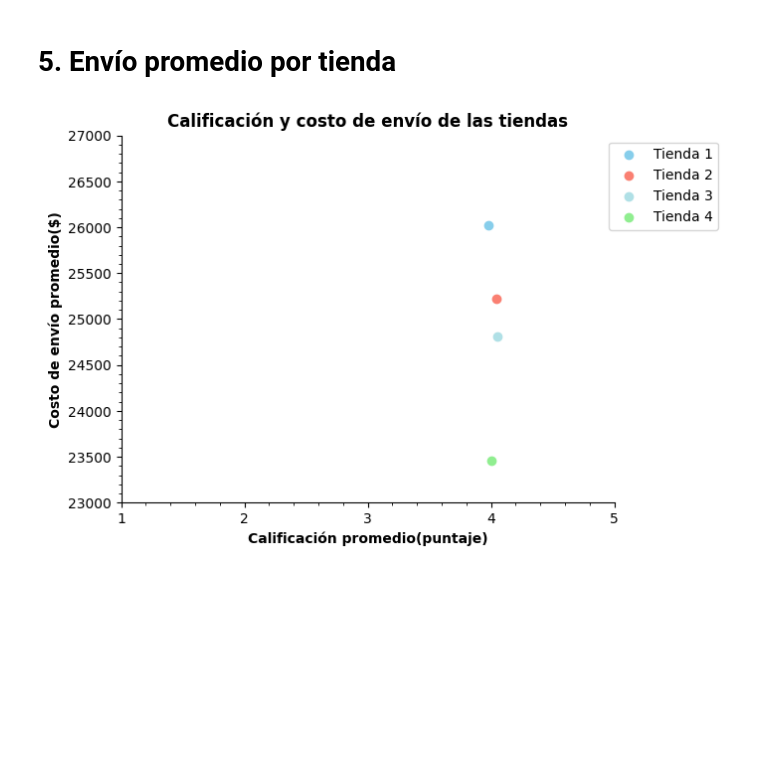
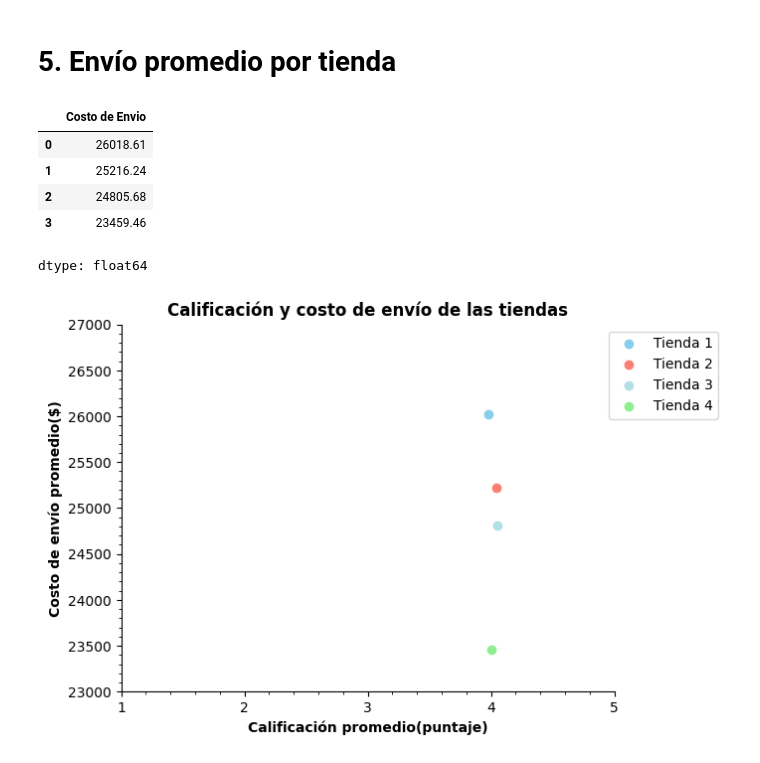
Before and after one commit to JGarcia575/challenge_alura_store, a Jupyter notebook: Alura_Store_Latam.ipynb, the cells around one changed output. Saved outputs shown, nothing was run; the diff lists cells and outputs as text; code cells hidden in the pictures; blank space fills up the shorter version.

```diff
--- a/Alura_Store_Latam.ipynb
+++ b/Alura_Store_Latam.ipynb
@@ -336,16 +336,25 @@ costo_tienda4 = round(tienda4['Costo de envío'].mean(), 2)
 # %%
 tiendas_envios = [tienda['Costo de envío'], tienda2['Costo de envío'], tienda3['Costo de envío'], tienda4['Costo de envío']]
 
 costo = [round(envio.mean(),2) for envio in tiendas_envios]
 
 dic_costos = {'Tienda': tiendas, 'Costo de Envio': costo}
 resumen_costos = pd.DataFrame(dic_costos)
 
 
 calificaciones = resumen_calificacion['Calificación']
 costos = resumen_costos['Costo de Envio']
 
 diferencia = round(costos[0] - costos[3], 2)
+
+costos
+# %% [output]
+|  | Costo de Envio |
+| 0 | 26018.61 |
+| 1 | 25216.24 |
+| 2 | 24805.68 |
+| 3 | 23459.46 |
+dtype: float64
 # %%
 colores = ['skyblue', 'salmon', 'powderblue', 'lightgreen']
 
```
Also changed, not shown: parts of 7 cells of this notebook.
